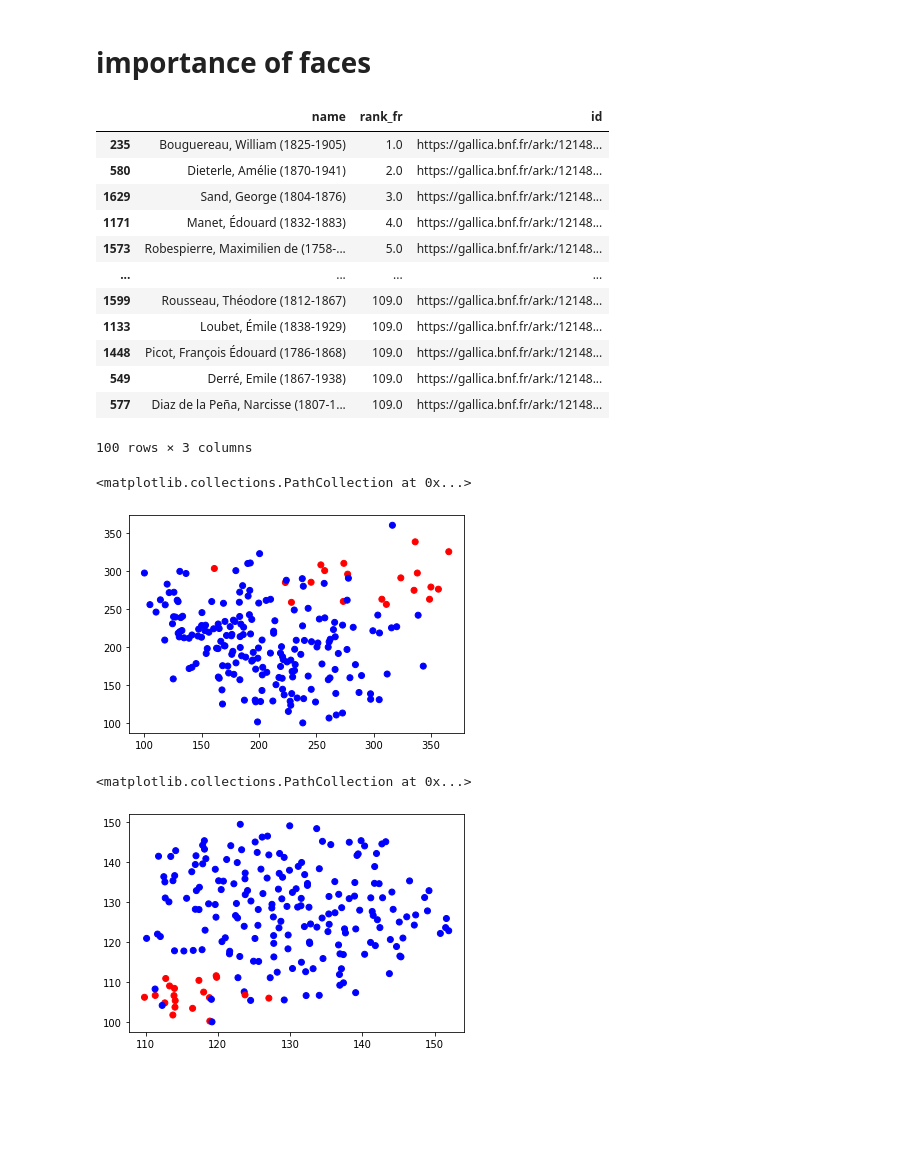
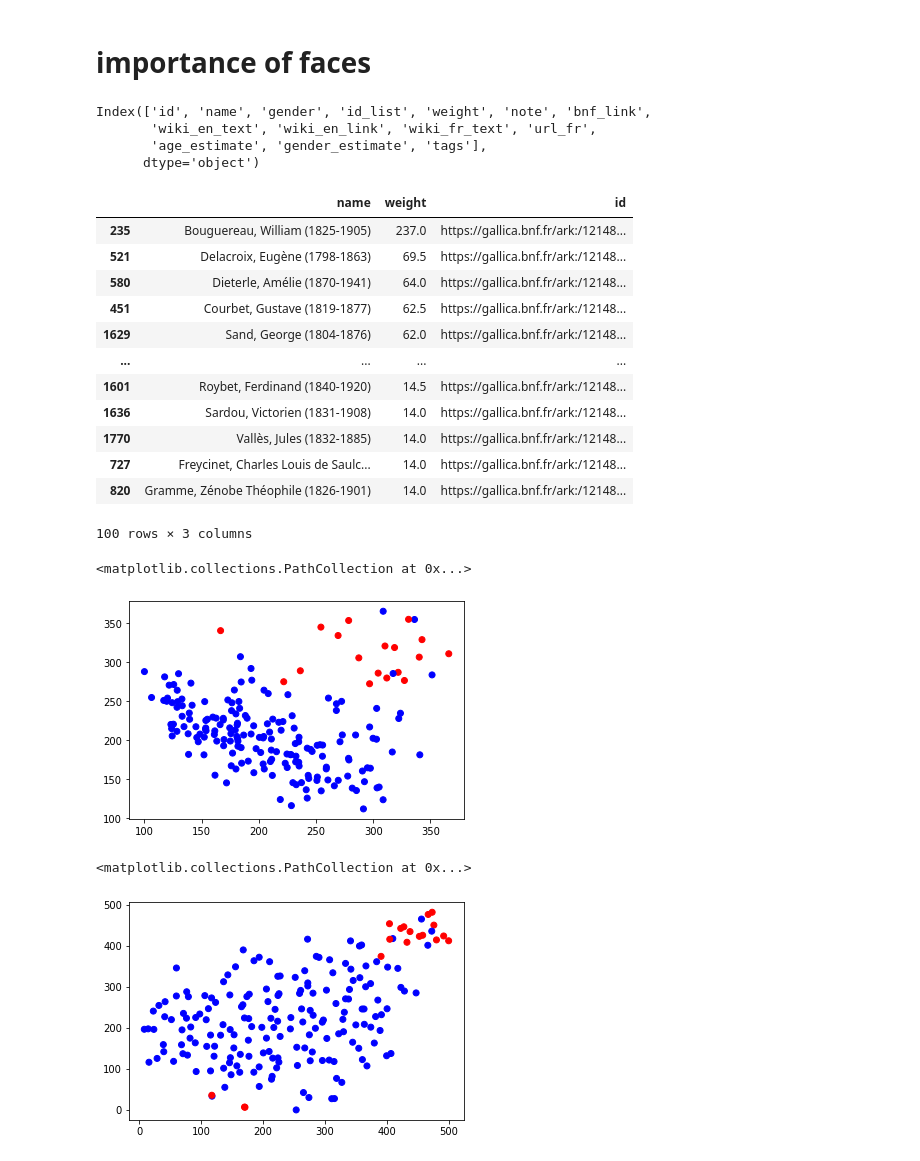
Before and after one commit to liabifano/humans-of-paris-1900, a Jupyter notebook: notebooks/face map generation.ipynb, the cells around one changed output. Cells and saved outputs as stored; diff of their text form; code cells hidden in the pictures; blank space fills up the shorter version.

```diff
--- a/notebooks/face map generation.ipynb
+++ b/notebooks/face map generation.ipynb
@@ -305,24 +305,31 @@ plt.scatter(X_embedded[:,1], X_embedded[:,0], c = gender_lables, cmap=plt.cm.bwr
 # importance of faces
 # %%
 fame = pd.read_pickle('data/merged_dataframe.pkl')#.rank_fr.plot(kind='hist', bins=100)
+# %%
+fame.columns
+# %% [output]
+Index(['id', 'name', 'gender', 'id_list', 'weight', 'note', 'bnf_link',
+       'wiki_en_text', 'wiki_en_link', 'wiki_fr_text', 'url_fr',
+       'age_estimate', 'gender_estimate', 'tags'],
+      dtype='object')
 # %%
-fame.sort_values(by='rank_fr')[['name', 'rank_fr', 'id']].dropna()[:100]
+fame.sort_values(by='weight', ascending=False)[['name', 'weight', 'id']].dropna()[:100]
 # %% [output]
-|  | name | rank_fr | id |
-| 235 | Bouguereau, William (1825-1905) | 1.0 | https://gallica.bnf.fr/ark:/12148... |
-| 580 | Dieterle, Amélie (1870-1941) | 2.0 | https://gallica.bnf.fr/ark:/12148... |
-| 1629 | Sand, George (1804-1876) | 3.0 | https://gallica.bnf.fr/ark:/12148... |
-| 1171 | Manet, Édouard (1832-1883) | 4.0 | https://gallica.bnf.fr/ark:/12148... |
-| 1573 | Robespierre, Maximilien de (1758-... | 5.0 | https://gallica.bnf.fr/ark:/12148... |
+|  | name | weight | id |
+| 235 | Bouguereau, William (1825-1905) | 237.0 | https://gallica.bnf.fr/ark:/12148... |
+| 521 | Delacroix, Eugène (1798-1863) | 69.5 | https://gallica.bnf.fr/ark:/12148... |
+| 580 | Dieterle, Amélie (1870-1941) | 64.0 | https://gallica.bnf.fr/ark:/12148... |
+| 451 | Courbet, Gustave (1819-1877) | 62.5 | https://gallica.bnf.fr/ark:/12148... |
+| 1629 | Sand, George (1804-1876) | 62.0 | https://gallica.bnf.fr/ark:/12148... |
 | ... | ... | ... | ... |
-| 1599 | Rousseau, Théodore (1812-1867) | 109.0 | https://gallica.bnf.fr/ark:/12148... |
-| 1133 | Loubet, Émile (1838-1929) | 109.0 | https://gallica.bnf.fr/ark:/12148... |
-| 1448 | Picot, François Édouard (1786-1868) | 109.0 | https://gallica.bnf.fr/ark:/12148... |
-| 549 | Derré, Emile (1867-1938) | 109.0 | https://gallica.bnf.fr/ark:/12148... |
-| 577 | Diaz de la Peña, Narcisse (1807-1... | 109.0 | https://gallica.bnf.fr/ark:/12148... |
+| 1601 | Roybet, Ferdinand (1840-1920) | 14.5 | https://gallica.bnf.fr/ark:/12148... |
+| 1636 | Sardou, Victorien (1831-1908) | 14.0 | https://gallica.bnf.fr/ark:/12148... |
+| 1770 | Vallès, Jules (1832-1885) | 14.0 | https://gallica.bnf.fr/ark:/12148... |
+| 727 | Freycinet, Charles Louis de Saulc... | 14.0 | https://gallica.bnf.fr/ark:/12148... |
+| 820 | Gramme, Zénobe Théophile (1826-1901) | 14.0 | https://gallica.bnf.fr/ark:/12148... |
 100 rows × 3 columns
 # %%
-famous_id = fame.sort_values(by='rank_fr')[['name', 'rank_fr', 'id']].dropna()[:250].id.tolist()
+famous_id = fame.sort_values(by='weight', ascending=False)[['name', 'weight', 'id']].dropna()[:250].id.tolist()
 # %%
 cond = face.id.isin(famous_id)
 # %%
@@ -342,11 +349,11 @@ gender_lables = gender_lables.map(lambda x: 0 if x == 'masculin'  else 1)
 plt.scatter(x_pca[:,0], x_pca[:,1], c = gender_lables, cmap=plt.cm.bwr)
 # %% [output]
 <matplotlib.collections.PathCollection at 0x...>
-[figure, old version]
+[figure, new version]
 # %%
 X_embedded = TSNE(n_components=2).fit_transform(matrix)
-X_embedded = (X_embedded - X_embedded.min())*2+100
+X_embedded = ((X_embedded - X_embedded.min()))*20
 plt.scatter(X_embedded[:,1], X_embedded[:,0], c = gender_lables, cmap=plt.cm.bwr)
 # %% [output]
 <matplotlib.collections.PathCollection at 0x...>
-[figure, old version]
+[figure, new version]
```
Also changed, not shown: parts of 2 cells of this notebook, 5 other files.
